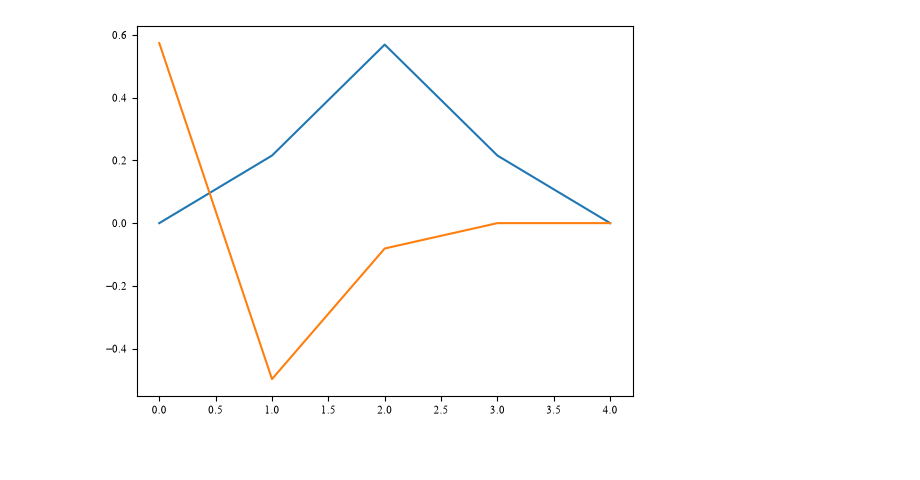
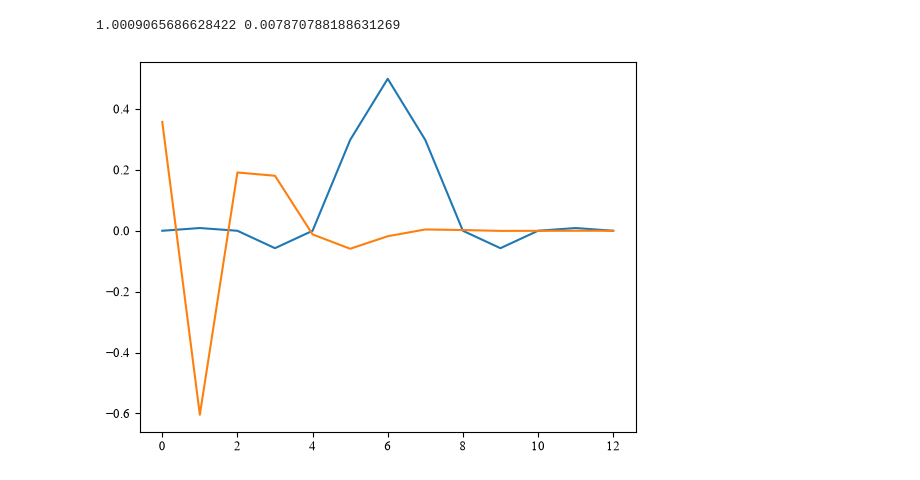
Before and after one commit to ollpu/quantum-fir, a Jupyter notebook: filter.ipynb, the cells around one changed output. Cells and saved outputs as stored; diff of their text form; code cells hidden in the pictures; blank space fills up the shorter version.

```diff
--- a/filter.ipynb
+++ b/filter.ipynb
@@ -13,16 +20,19 @@ plt.style.use("plots.mplstyle")
 # %%
 # Design a filter H0 and its power complement H1
 
-H0 = scipy.signal.firwin(5, 0.4, window="hann")
+H0 = scipy.signal.firwin(13, 0.5)
 # Try to ensure filter is bounded <= 1
-H0 /= np.max(np.abs(scipy.signal.freqz(H0)[1]))
+gain_adjust = np.max(np.abs(scipy.signal.freqz(H0)[1]))
+print(gain_adjust, 20*np.log10(gain_adjust))
+H0 /= gain_adjust
 H1 = power_complementary_fir(H0)
 
 plt.plot(H0)
 plt.plot(H1)
 plt.show()
 # %% [output]
+1.0009065686628422 0.007870788188631269
-[figure, old version]
+[figure, new version]
 # %%
 # Convert direct form to lattice coefficients
 
```
Also changed, not shown: parts of 9 cells of this notebook, 4 other files.
